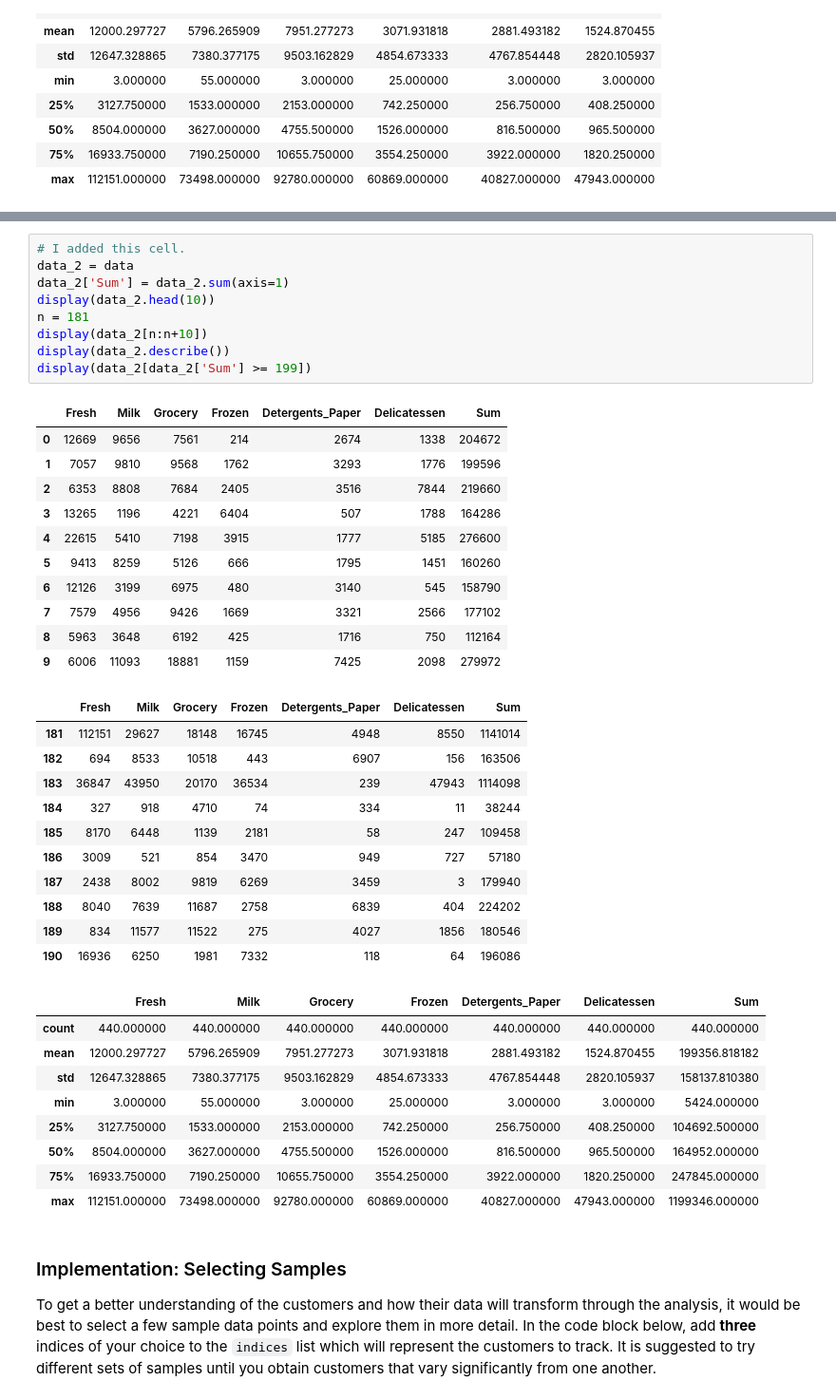
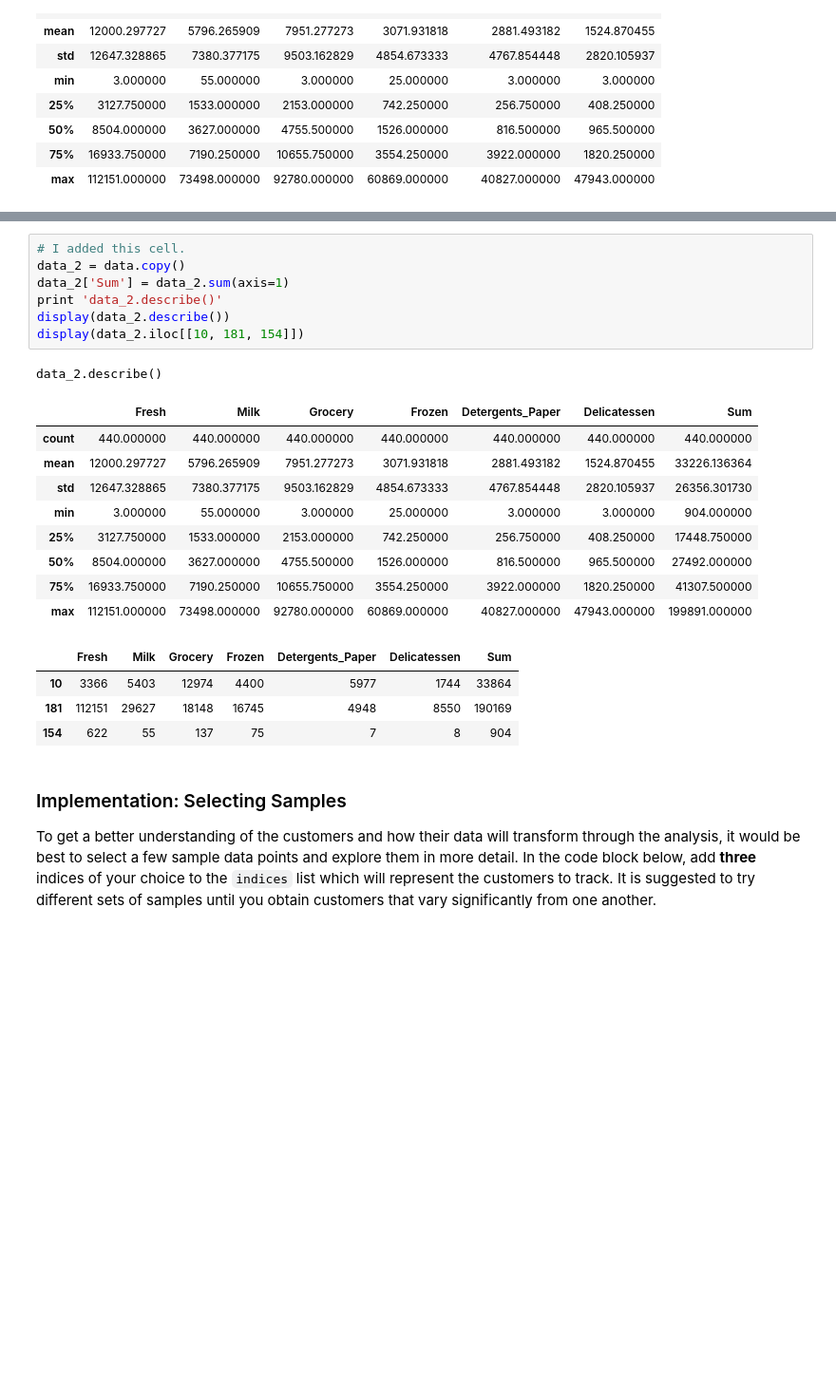
Before and after one commit to Fujiki-Nakamura/MLND, a Jupyter notebook: customer_segments/customer_segments.ipynb, the cells around one changed output, grey strips where cells are left out. Shown at 95% size. Saved outputs shown, nothing was run; the diff lists cells and outputs as text; blank space fills up the shorter version.

```diff
--- a/customer_segments/customer_segments.ipynb
+++ b/customer_segments/customer_segments.ipynb
@@ -81,44 +56,25 @@ display(data[data['Fresh'] >= 112151.000000])
 # %%
 # I added this cell.
-data_2 = data
+data_2 = data.copy()
 data_2['Sum'] = data_2.sum(axis=1)
-display(data_2.head(10))
-n = 181
-display(data_2[n:n+10])
+print 'data_2.describe()'
 display(data_2.describe())
-display(data_2[data_2['Sum'] >= 199])
+display(data_2.iloc[[10, 181, 154]])
 # %% [output]
+data_2.describe()
 |  | Fresh | Milk | Grocery | Frozen | Detergents_Paper | Delicatessen | Sum |
-| 0 | 12669 | 9656 | 7561 | 214 | 2674 | 1338 | 204672 |
-| 1 | 7057 | 9810 | 9568 | 1762 | 3293 | 1776 | 199596 |
-| 2 | 6353 | 8808 | 7684 | 2405 | 3516 | 7844 | 219660 |
-| 3 | 13265 | 1196 | 4221 | 6404 | 507 | 1788 | 164286 |
-| 4 | 22615 | 5410 | 7198 | 3915 | 1777 | 5185 | 276600 |
-| 5 | 9413 | 8259 | 5126 | 666 | 1795 | 1451 | 160260 |
-| 6 | 12126 | 3199 | 6975 | 480 | 3140 | 545 | 158790 |
-| 7 | 7579 | 4956 | 9426 | 1669 | 3321 | 2566 | 177102 |
-| 8 | 5963 | 3648 | 6192 | 425 | 1716 | 750 | 112164 |
-| 9 | 6006 | 11093 | 18881 | 1159 | 7425 | 2098 | 279972 |
+| count | 440.000000 | 440.000000 | 440.000000 | 440.000000 | 440.000000 | 440.000000 | 440.000000 |
+| mean | 12000.297727 | 5796.265909 | 7951.277273 | 3071.931818 | 2881.493182 | 1524.870455 | 33226.136364 |
+| std | 12647.328865 | 7380.377175 | 9503.162829 | 4854.673333 | 4767.854448 | 2820.105937 | 26356.301730 |
+| min | 3.000000 | 55.000000 | 3.000000 | 25.000000 | 3.000000 | 3.000000 | 904.000000 |
+| 25% | 3127.750000 | 1533.000000 | 2153.000000 | 742.250000 | 256.750000 | 408.250000 | 17448.750000 |
+| 50% | 8504.000000 | 3627.000000 | 4755.500000 | 1526.000000 | 816.500000 | 965.500000 | 27492.000000 |
+| 75% | 16933.750000 | 7190.250000 | 10655.750000 | 3554.250000 | 3922.000000 | 1820.250000 | 41307.500000 |
+| max | 112151.000000 | 73498.000000 | 92780.000000 | 60869.000000 | 40827.000000 | 47943.000000 | 199891.000000 |
 |  | Fresh | Milk | Grocery | Frozen | Detergents_Paper | Delicatessen | Sum |
-| 181 | 112151 | 29627 | 18148 | 16745 | 4948 | 8550 | 1141014 |
-| 182 | 694 | 8533 | 10518 | 443 | 6907 | 156 | 163506 |
-| 183 | 36847 | 43950 | 20170 | 36534 | 239 | 47943 | 1114098 |
-| 184 | 327 | 918 | 4710 | 74 | 334 | 11 | 38244 |
-| 185 | 8170 | 6448 | 1139 | 2181 | 58 | 247 | 109458 |
-| 186 | 3009 | 521 | 854 | 3470 | 949 | 727 | 57180 |
-| 187 | 2438 | 8002 | 9819 | 6269 | 3459 | 3 | 179940 |
-| 188 | 8040 | 7639 | 11687 | 2758 | 6839 | 404 | 224202 |
-| 189 | 834 | 11577 | 11522 | 275 | 4027 | 1856 | 180546 |
-| 190 | 16936 | 6250 | 1981 | 7332 | 118 | 64 | 196086 |
+| 10 | 3366 | 5403 | 12974 | 4400 | 5977 | 1744 | 33864 |
+| 181 | 112151 | 29627 | 18148 | 16745 | 4948 | 8550 | 190169 |
+| 154 | 622 | 55 | 137 | 75 | 7 | 8 | 904 |
-|  | Fresh | Milk | Grocery | Frozen | Detergents_Paper | Delicatessen | Sum |
-| count | 440.000000 | 440.000000 | 440.000000 | 440.000000 | 440.000000 | 440.000000 | 440.000000 |
-| mean | 12000.297727 | 5796.265909 | 7951.277273 | 3071.931818 | 2881.493182 | 1524.870455 | 199356.818182 |
-| std | 12647.328865 | 7380.377175 | 9503.162829 | 4854.673333 | 4767.854448 | 2820.105937 | 158137.810380 |
-| min | 3.000000 | 55.000000 | 3.000000 | 25.000000 | 3.000000 | 3.000000 | 5424.000000 |
-| 25% | 3127.750000 | 1533.000000 | 2153.000000 | 742.250000 | 256.750000 | 408.250000 | 104692.500000 |
-| 50% | 8504.000000 | 3627.000000 | 4755.500000 | 1526.000000 | 816.500000 | 965.500000 | 164952.000000 |
-| 75% | 16933.750000 | 7190.250000 | 10655.750000 | 3554.250000 | 3922.000000 | 1820.250000 | 247845.000000 |
-| max | 112151.000000 | 73498.000000 | 92780.000000 | 60869.000000 | 40827.000000 | 47943.000000 | 1199346.000000 |
 # %% [markdown]
 ### Implementation: Selecting Samples
 To get a better understanding of the customers and how their data will transform through the analysis, it would be best to select a few sample data points and explore them in more detail. In the code block below, add **three** indices of your choice to the `indices` list which will represent the customers to track. It is suggested to try different sets of samples until you obtain customers that vary significantly from one another.
```
Also changed, not shown: parts of 5 cells of this notebook, 1 other file.
